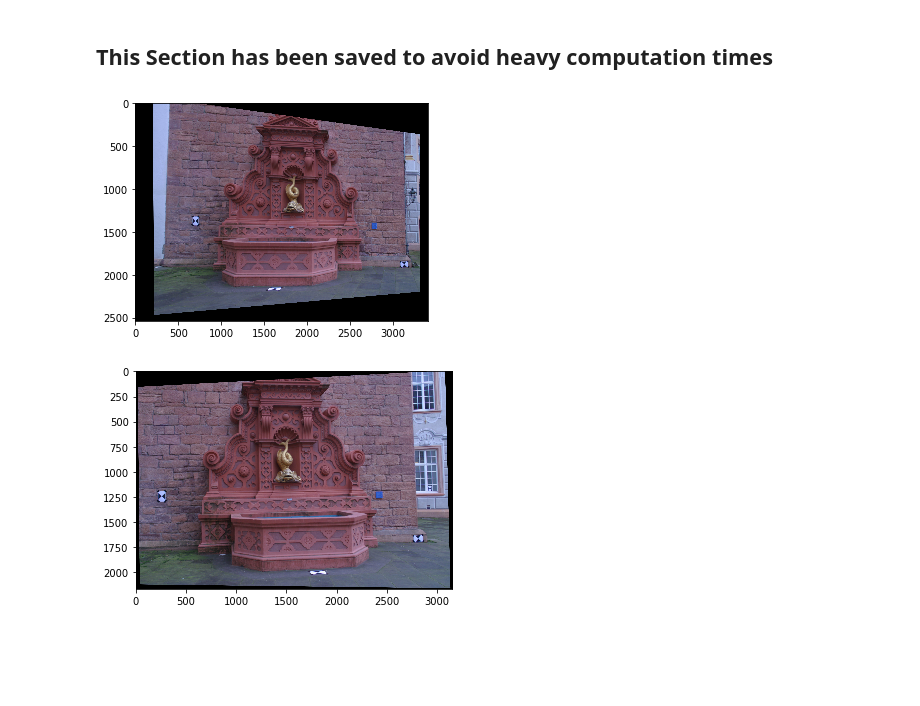
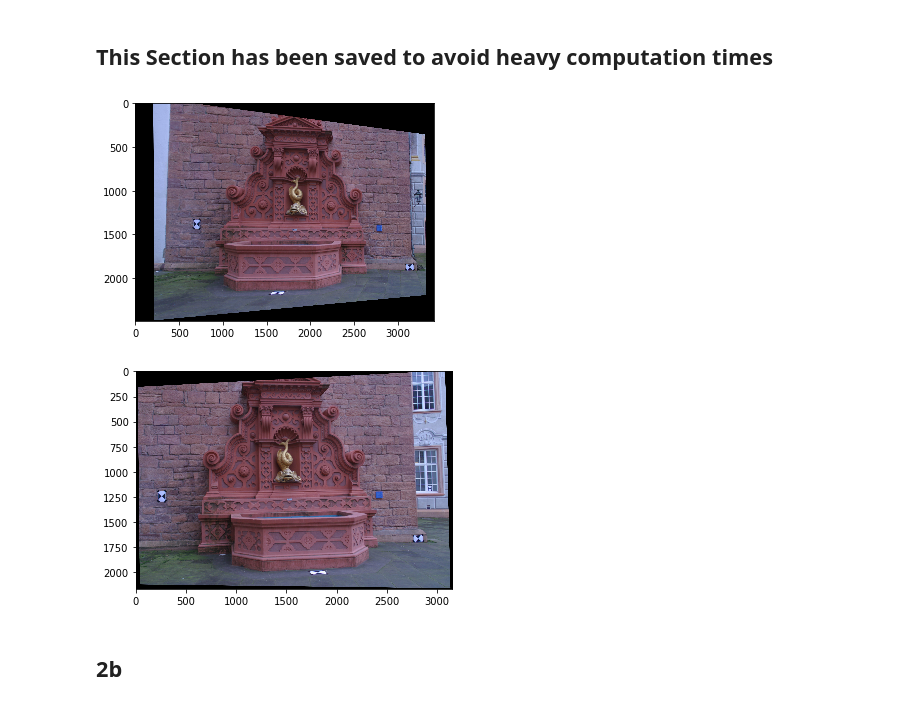
Before and after one commit to Michael-Shepherd/ComputerVision, a Jupyter notebook: Assignment4/Assignment4.ipynb, the cells around one changed output. Saved outputs shown, nothing was run; the diff lists cells and outputs as text; code cells hidden in the pictures; blank space fills up the shorter version.

```diff
--- a/Assignment4/Assignment4.ipynb
+++ b/Assignment4/Assignment4.ipynb
@@ -463,28 +466,28 @@ plt.show()
 # %% [markdown]
 ## This Section has been saved to avoid heavy computation times
 # %%
-T1 = np.array([[-8.06665094e-01, -3.24781454e-03,  3.45979989e+03],
-       [ 1.05776409e-01, -9.99580533e-01,  1.81241323e+03],
-       [ 1.01048214e-04,  4.06834149e-07,  8.06263540e-01]])
-T2 = np.array([[-1.04401448e+00, -2.49702084e-02,  2.88661266e+03],
-       [-1.30424381e-02, -1.00466214e+00,  2.00138285e+03],
-       [-3.15567883e-05, -4.87266479e-06,  1.04900445e+00]])
-min_x2, min_y2, max_x2, max_y2 = (-394, -102, 2752, 2061)
-min_x1, min_y1, max_x1, max_y1 = 873, -290, 4292, 2248
+# T1 = np.array([[-8.06665094e-01, -3.24781454e-03,  3.45979989e+03],
+#        [ 1.05776409e-01, -9.99580533e-01,  1.81241323e+03],
+#        [ 1.01048214e-04,  4.06834149e-07,  8.06263540e-01]])
+# T2 = np.array([[-1.04401448e+00, -2.49702084e-02,  2.88661266e+03],
+#        [-1.30424381e-02, -1.00466214e+00,  2.00138285e+03],
+#        [-3.15567883e-05, -4.87266479e-06,  1.04900445e+00]])
+# min_x2, min_y2, max_x2, max_y2 = (-394, -102, 2752, 2061)
+# min_x1, min_y1, max_x1, max_y1 = 873, -240, 4292, 2248
+# T1[0][2] = T1[0][2]  - min_x1
+# T1[1][2] = T1[1][2] - min_y1
+# T2[0][2] = T2[0][2]  - min_x2
+# T2[1][2] = T2[1][2] - min_y2
+# warped1 = cv2.warpPerspective(image1(), T1, (max_x1-min_x1, max_y1-min_y1))
+# warped1 = ndimage.rotate(warped1, 180)
+# plt.imshow(warped1)
+# plt.show()
+# warped2 = cv2.warpPerspective(image2(), T2, (max_x2-min_x2, max_y2-min_y2))
+# warped2 = ndimage.rotate(warped2, 180)
+# plt.imshow(warped2)
+# plt.show()
+# %% [output]
+[figure, added]
+[figure, added]
-# %%
-
-T1[0][2] = T1[0][2]  - min_x1
-T1[1][2] = T1[1][2] - min_y1
-T2[0][2] = T2[0][2]  - min_x2
-T2[1][2] = T2[1][2] - min_y2
-warped1 = cv2.warpPerspective(image1(), T1, (max_x1-min_x1, max_y1-min_y1))
-warped1 = ndimage.rotate(warped1, 180)
-plt.imshow(warped1)
-plt.show()
-warped2 = cv2.warpPerspective(image2(), T2, (max_x2-min_x2, max_y2-min_y2))
-warped2 = ndimage.rotate(warped2, 180)
-plt.imshow(warped2)
-plt.show()
-# %% [output]
-[figure, removed]
-[figure, removed]
+# %% [markdown]
+## 2b
```
Also changed, not shown: parts of 14 cells of this notebook, 6 other files.
